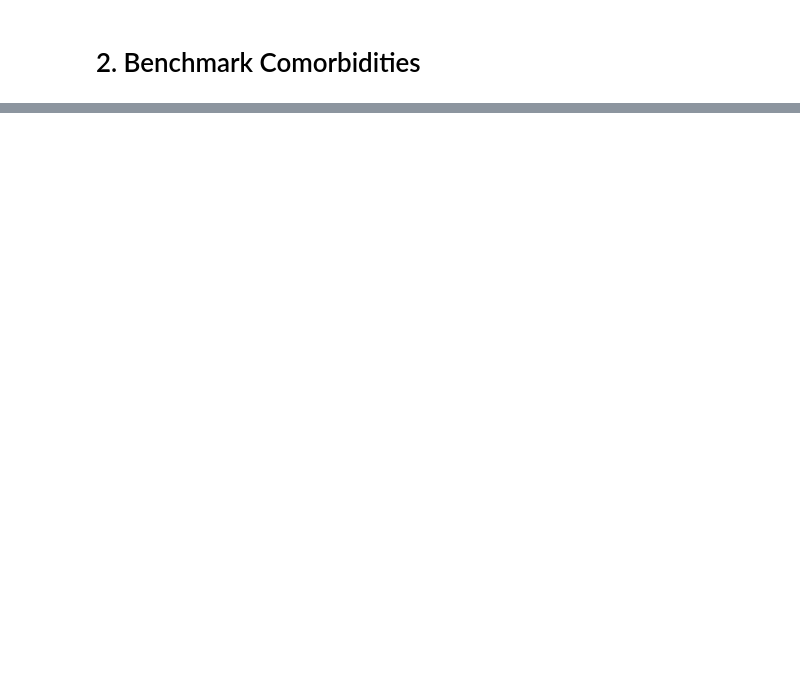
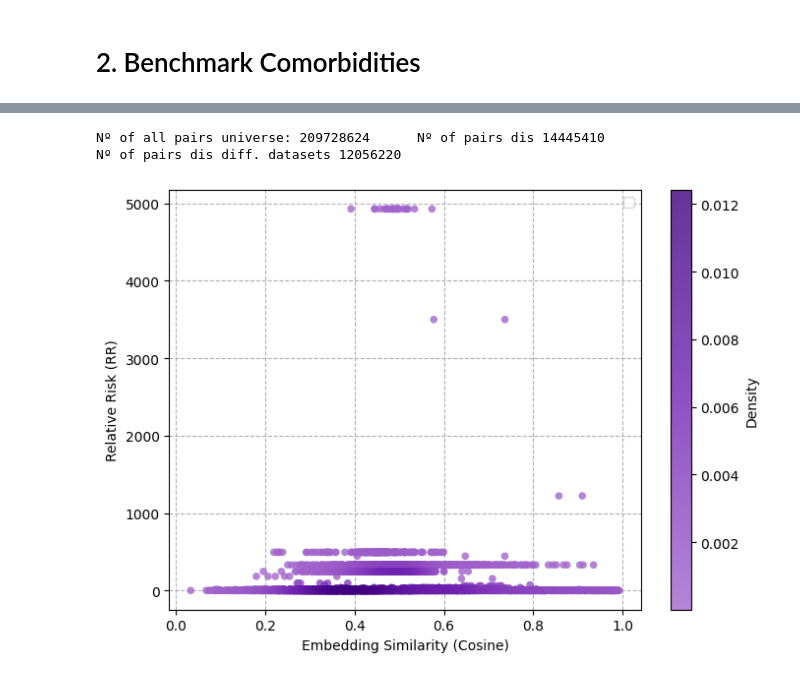
Before and after one commit to 00dylan00/scGPT_playground, a Jupyter notebook: notebooks/pipeline/06-benchmark-comorbidity.ipynb, the cells around one changed output, grey strips where cells are left out. Saved outputs shown, nothing was run; the diff lists cells and outputs as text; code cells hidden in the pictures; blank space fills up the shorter version.

```diff
--- a/notebooks/pipeline/06-benchmark-comorbidity.ipynb
+++ b/notebooks/pipeline/06-benchmark-comorbidity.ipynb
@@ -775,0 +843,70 @@ tr_l_all_1
+# %%
+# filter out from idx pairs those which are nan values (ie. no comorbidity RR score)
+def get_valid_idx_pairs(idx_pairs:np.array, m:np.array)->np.array:
+    # get idxs which are non-nan values
+    _mask = ~np.isnan(m[idx_pairs[:,0], idx_pairs[:,1]])
+    idx_pairs = idx_pairs[_mask]
+    return idx_pairs
+
+pairs = get_valid_idx_pairs(pairs, rr_matrix_train)
+pairs_all = get_valid_idx_pairs(pairs_all, rr_matrix_train)
+pairs_dts_diff = get_valid_idx_pairs(pairs_dts_diff, rr_matrix_train)
+print(f"Nº of all pairs universe: {len(pairs_all)}\t Nº of pairs dis {len(pairs)}\nNº of pairs dis diff. datasets {len(pairs_dts_diff)}")
+# %% [output]
+Nº of all pairs universe: 209728624      Nº of pairs dis 14445410
+Nº of pairs dis diff. datasets 12056220
+# %%
+import numpy as np
+import matplotlib.pyplot as plt
+from scipy.stats import gaussian_kde, pearsonr
+import random
+from matplotlib.colors import LinearSegmentedColormap, LogNorm
+
+_mask = rr_matrix_train[pairs_dts_diff[:, 0], pairs_dts_diff[:, 1]] >= 5
+_high_idxs =  pairs_dts_diff[_mask]
+_mask = rr_matrix_train[pairs_dts_diff[:, 0], pairs_dts_diff[:, 1]] <= 5
+_low_idxs = pairs_dts_diff[_mask]
+
+_rnd_idxs = random.sample(list(_low_idxs), 5000)
+_rnd_idxs += random.sample(list(_high_idxs), 5000)
+_rnd_idxs = np.array(_rnd_idxs)
+
+# _rnd_idxs = np.array(random.sample(list(pairs_dts_diff), 10000))
+
+# _rnd_idxs = pairs_dts_diff
+x = c_matrix_train[_rnd_idxs[:, 0], _rnd_idxs[:, 1]]
+y = rr_matrix_train[_rnd_idxs[:, 0], _rnd_idxs[:, 1]]
+
+# --- density (KDE)
+xy = np.vstack([x, y])
+z = gaussian_kde(xy)(xy)   # density for each point
+
+# sort so dense points are plotted last (on top)
+idx = z.argsort()
+x, y, z = x[idx], y[idx], z[idx]
+
+plt.figure(figsize=(7, 5))
+cmap_custom = LinearSegmentedColormap.from_list(
+    "ABC_gradient",
+    ["#f2e5f7", "#d1b3e0", "#a366cc", "#7326b5", "#400080"][2:],
+    N=256
+)
+
+sc = plt.scatter(x, y, c=z, s=30, alpha=0.8, cmap=cmap_custom, edgecolors="none", zorder=3)
+plt.colorbar(sc, label="Density")
+
+# --- correlation + regression line
+r, p = pearsonr(x, y)
+# m, b = np.polyfit(x, y, 1)
+
+# xx = np.linspace(x.min(), x.max(), 200)
+# plt.plot(xx, m * xx + b, linewidth=2, label=f"Pearson r={r:.3f} (p={p:.2e})")
+
+plt.grid(linestyle="--", zorder=-3)
+plt.xlabel("Embedding Similarity (Cosine)")
+plt.ylabel("Relative Risk (RR)")
+plt.legend()
+plt.tight_layout()
+plt.show()
+# %% [output]
+[figure, added]
```
Also changed, not shown: parts of 58 cells of this notebook, 9 other files.
